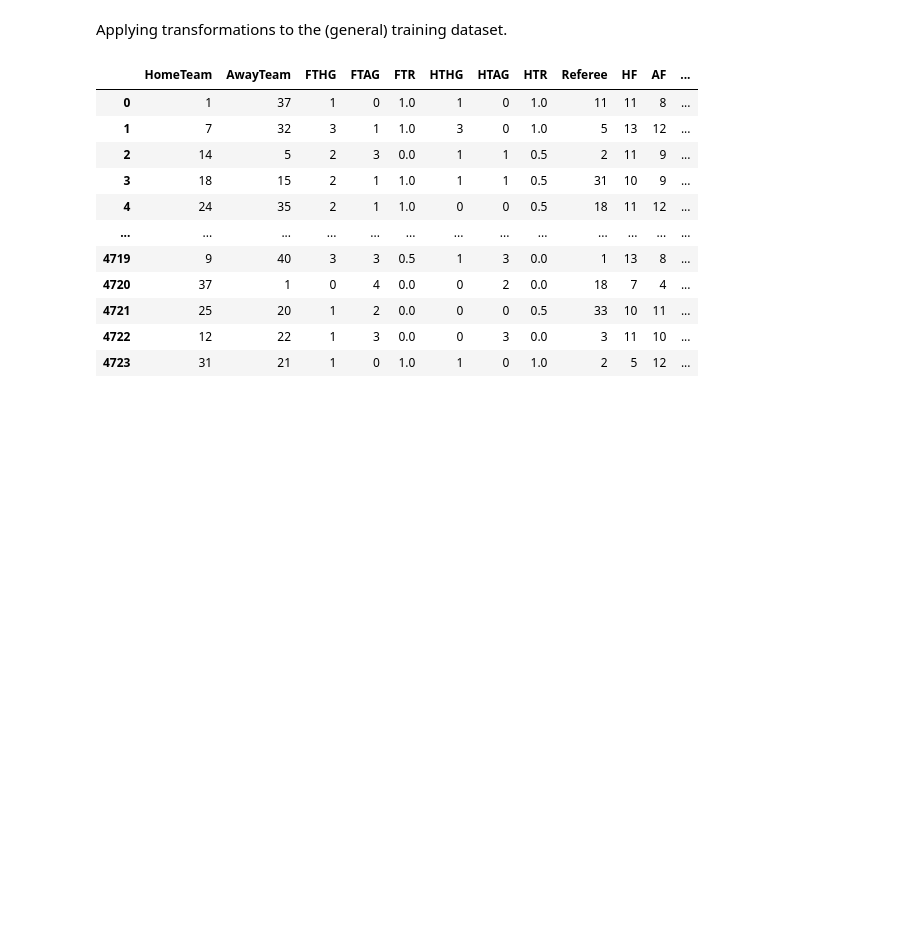
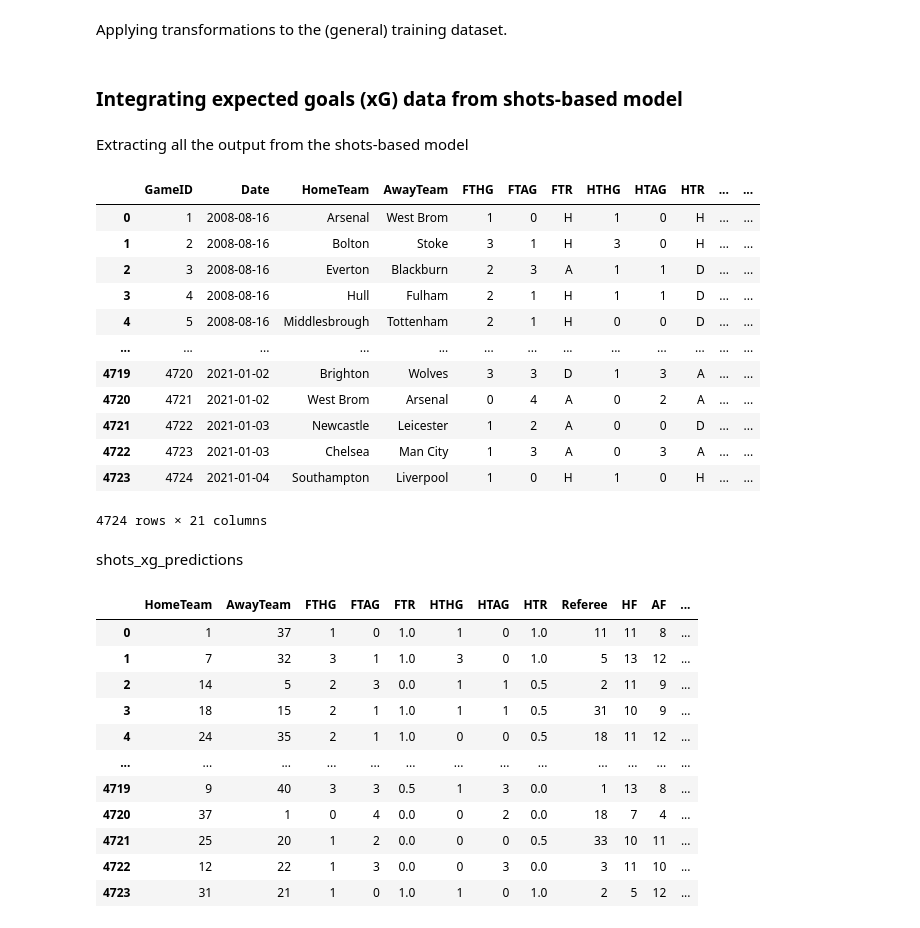
Before and after one commit to abircb/beat-the-bookie, a Jupyter notebook: nonshot_xG.ipynb, the cells around one changed output. Saved outputs shown, nothing was run; the diff lists cells and outputs as text; code cells hidden in the pictures; blank space fills up the shorter version.

Commit message:
integrating non-shot with shot phase 1

```diff
--- a/nonshot_xG.ipynb
+++ b/nonshot_xG.ipynb
@@ -92,6 +92,29 @@ general_training_data['Referee'] = generate_refereeID_mappings(general_training_
 # Encoding Results
 general_training_data['FTR'] = encode_results(general_training_data['FTR'])
 general_training_data['HTR'] = encode_results(general_training_data['HTR'])
+# %% [markdown]
+### Integrating expected goals (xG) data from shots-based model
+# %% [markdown]
+Extracting all the output from the shots-based model
+# %%
+shots_xg_predictions = pd.read_csv(os.path.join(os.getcwd(), 'output/shots_xG_predictions.csv'))
+shots_xg_predictions
+# %% [output]
+|  | GameID | Date | HomeTeam | AwayTeam | FTHG | FTAG | FTR | HTHG | HTAG | HTR | ... | ... |
+| 0 | 1 | 2008-08-16 | Arsenal | West Brom | 1 | 0 | H | 1 | 0 | H | ... | ... |
+| 1 | 2 | 2008-08-16 | Bolton | Stoke | 3 | 1 | H | 3 | 0 | H | ... | ... |
+| 2 | 3 | 2008-08-16 | Everton | Blackburn | 2 | 3 | A | 1 | 1 | D | ... | ... |
+| 3 | 4 | 2008-08-16 | Hull | Fulham | 2 | 1 | H | 1 | 1 | D | ... | ... |
+| 4 | 5 | 2008-08-16 | Middlesbrough | Tottenham | 2 | 1 | H | 0 | 0 | D | ... | ... |
+| ... | ... | ... | ... | ... | ... | ... | ... | ... | ... | ... | ... | ... |
+| 4719 | 4720 | 2021-01-02 | Brighton | Wolves | 3 | 3 | D | 1 | 3 | A | ... | ... |
+| 4720 | 4721 | 2021-01-02 | West Brom | Arsenal | 0 | 4 | A | 0 | 2 | A | ... | ... |
+| 4721 | 4722 | 2021-01-03 | Newcastle | Leicester | 1 | 2 | A | 0 | 0 | D | ... | ... |
+| 4722 | 4723 | 2021-01-03 | Chelsea | Man City | 1 | 3 | A | 0 | 3 | A | ... | ... |
+| 4723 | 4724 | 2021-01-04 | Southampton | Liverpool | 1 | 0 | H | 1 | 0 | H | ... | ... |
+4724 rows × 21 columns
+# %% [markdown]
+shots_xg_predictions
 # %%
 general_training_data
 # %% [output]
```
Also changed, not shown: parts of 3 cells of this notebook, 4 other files.
